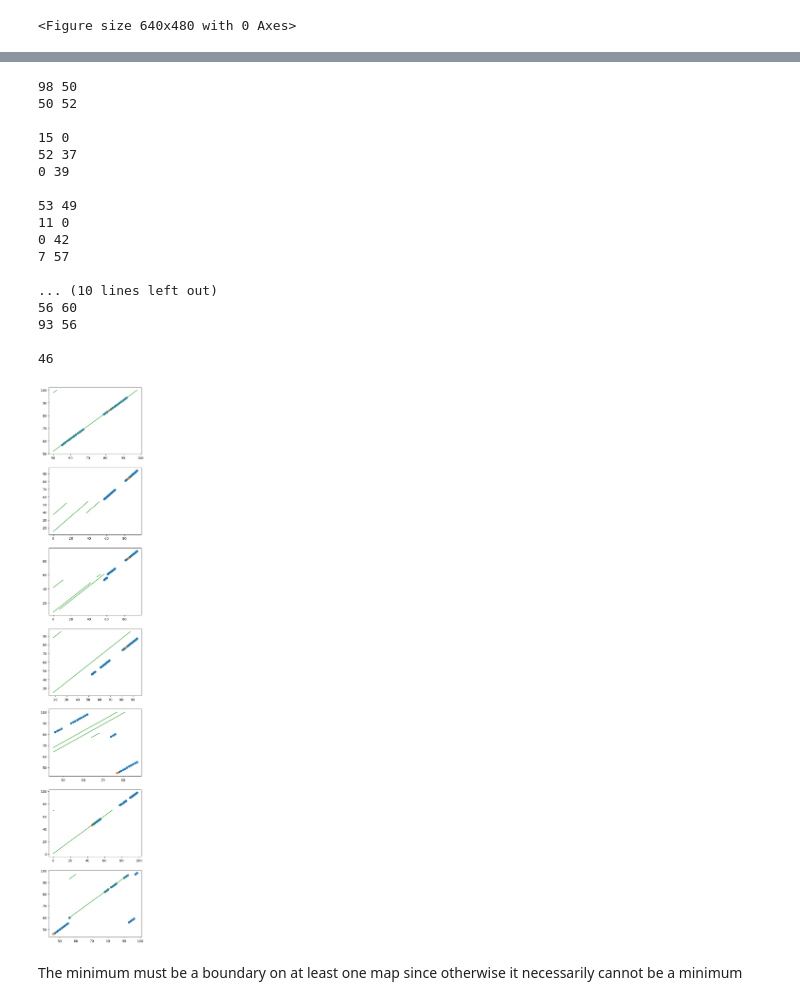
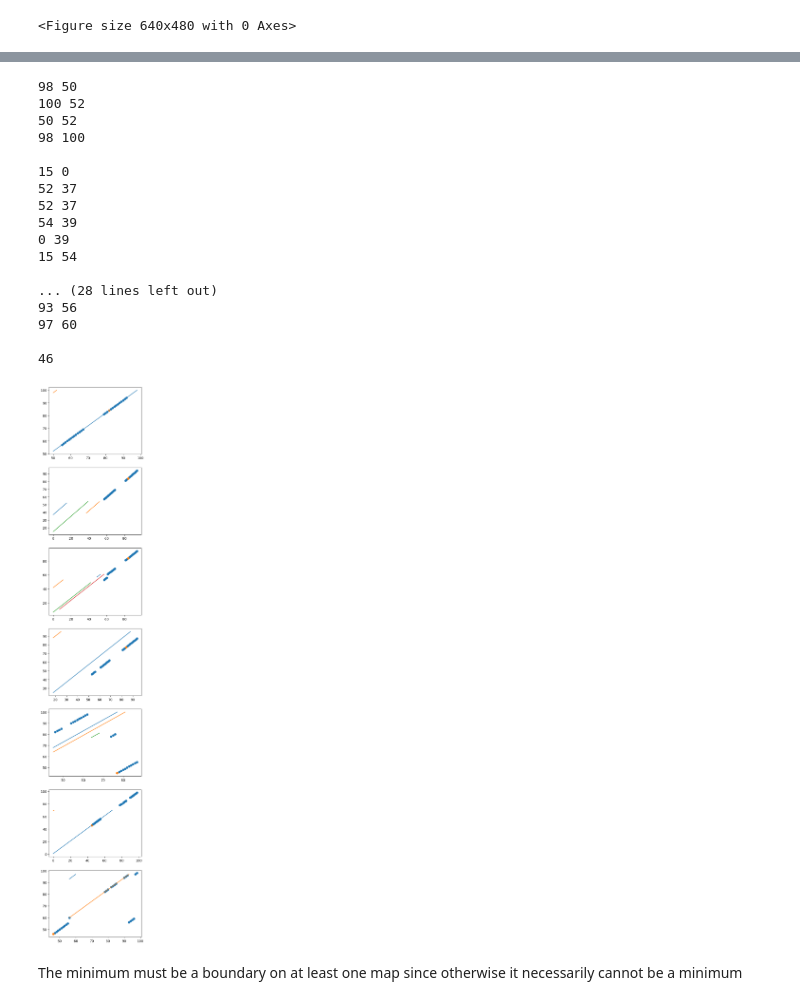
Before and after one commit to JoRdAnB421/AdventOfCode, a Jupyter notebook: working.ipynb, the cells around one changed output, grey strips where cells are left out. Saved outputs shown, nothing was run; the diff lists cells and outputs as text; code cells hidden in the pictures.

```diff
--- a/working.ipynb
+++ b/working.ipynb
@@ -524,37 +539,37 @@ track=np.asarray(track)
 # %%
 fig, axs = plt.subplots(7,1, figsize=(5, 30))
 
 minimum = np.where(track[:,-1]==min(track[:,-1]))
 notmin = np.where(track[:,-1]!=min(track[:,-1]))
 for j, (key, items) in enumerate(maps.items()):
-
     axs[j].scatter(track[notmin,j], track[notmin,j+1])
     axs[j].scatter(track[minimum,j], track[minimum,j+1])
     for i in items:
         print(i[1],i[0])
-        axs[j].plot([i[1], i[0]], [i[1]+i[2], i[0]+i[2]], color='tab:green')
+        print(i[1]+i[2], i[0]+i[2])
+        axs[j].plot([i[1], i[0]], [i[1]+i[2], i[0]+i[2]])
     print()
 
 print(min(track[:,-1]))
 # %% [output]
 98 50
+100 52
 50 52
+98 100
 
 15 0
 52 37
+52 37
+54 39
 0 39
+15 54
 
-53 49
-11 0
-0 42
-7 57
-
-... (10 lines left out)
-56 60
+... (28 lines left out)
 93 56
+97 60
 
 46
-[figure, old version]
+[figure, new version]
 # %% [markdown]
 The minimum must be a boundary on at least one map since otherwise it necessarily cannot be a minimum
 # %%
```
Also changed, not shown: parts of 1 cell of this notebook.
